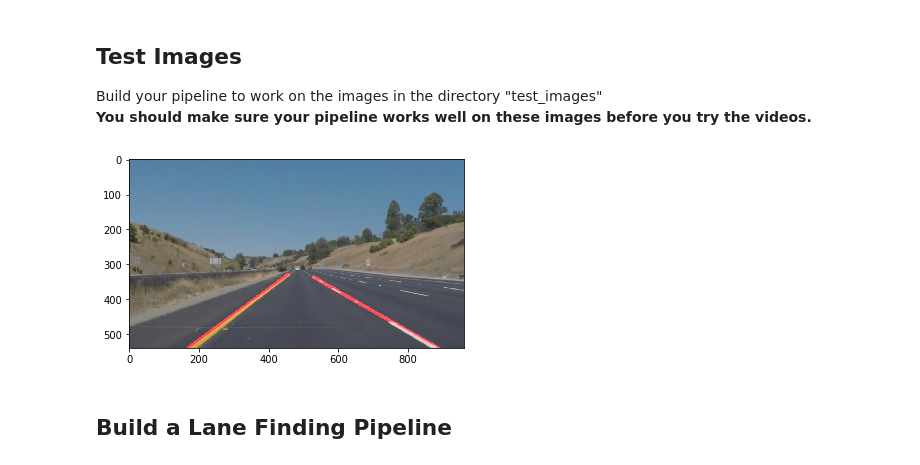
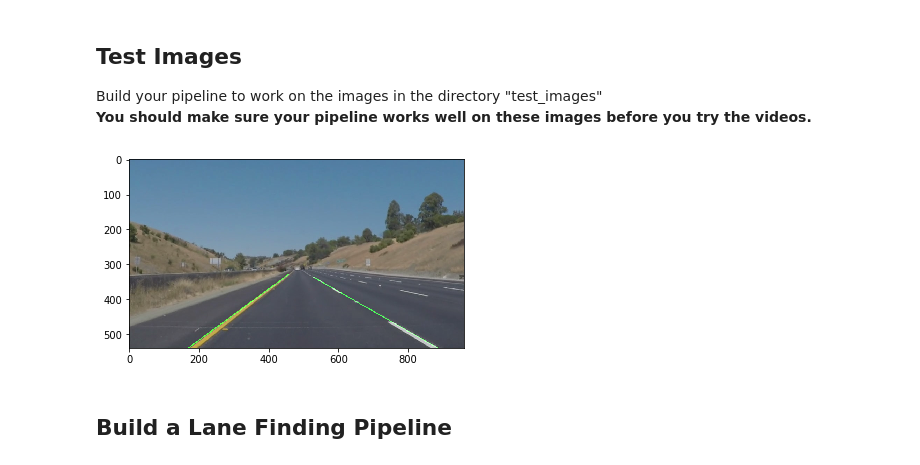
Before and after one commit to mattsplats/CarND-LaneLines-P1, a Jupyter notebook: P1.ipynb, the cells around one changed output. Drawn from its saved outputs; the diff is of its cells as text; code cells hidden in the pictures.

Commit message:
refactor, challenge images

```diff
--- a/P1.ipynb
+++ b/P1.ipynb
@@ -233,7 +241,7 @@ Build your pipeline to work on the images in the directory "test_images"
 # %%
 # TODO: Build your pipeline that will draw lane lines on the test_images
 # then save them to the test_images directory.
-def find_lines(image, debug):
+def find_lines(image, videoMode):
     # Grayscale the image
     gray = grayscale(image, True)  # True for BGR mode (cv2.imread instead of plt)
 
@@ -247,12 +255,12 @@ def find_lines(image, debug):
     edges = canny(blur_gray, low_threshold, high_threshold)
 
     # Next we'll create a masked edges image using cv2.fillPoly()
-    imshape = image.shape
+    yMax, xMax = image.shape[0], image.shape[1]
     vertices = np.array([[
-        (0 + (imshape[1] / 10),                imshape[0]),           # lower left
-        ((imshape[1] / 2) - (imshape[1] / 10), (imshape[0] * 0.60)),  # upper left
-        ((imshape[1] / 2) + (imshape[1] / 10), (imshape[0] * 0.60)),  # upper right
-        (imshape[1] - (imshape[1] / 10),       imshape[0])            # lower right
+        (0 + (xMax / 10),          yMax),         # lower left
+        ((xMax / 2) - (xMax / 10), yMax * 0.60),  # upper left
+        ((xMax / 2) + (xMax / 10), yMax * 0.60),  # upper right
+        (xMax - (xMax / 10),       yMax)          # lower right
     ]], dtype=np.int32)
     masked_image = region_of_interest(edges, vertices)
 
@@ -263,13 +271,22 @@ def find_lines(image, debug):
     min_line_length = 30  # minimum number of pixels making up a line
     max_line_gap = 100    # maximum gap in pixels between connectable line segments
 
-    # Run Hough on edge detected image and draw detected lines
-    line_image = hough_lines(masked_image, rho, theta, threshold, min_line_length, max_line_gap, debug)
+    # Run Hough on edge detected image
+    line_image, lines = hough_lines(masked_image, rho, theta, threshold, min_line_length, max_line_gap)
 
-    # Draw the lines on the edge image
+    # Define line drawing parameters
+    min_allowed_slope = 0.5
+    allLines = True
+    main_color,     std_color     = [0, 255, 0] if allLines else [255, 0, 0], [255, 0, 0]
+    main_thickness, std_thickness = 2, 2
+
+    # Draw detected lines
+    draw_lines(line_image, lines, min_allowed_slope, main_color, std_color, main_thickness, std_thickness, videoMode, allLines)
+
+    # Draw the lines on the edge image (make the composite image)
     final_image = weighted_img(line_image, image, 0.8, 1, 0)
 
-    if debug:
+    if not videoMode:
         # Save final image to output_images
         # mpimg.imsave('output_images/' + filename, final_image)
         cv2.imwrite('output_images/' + filename, final_image)
@@ -281,11 +298,13 @@ def find_lines(image, debug):
 # %%
 import os
 
-file_list = os.listdir("test_images/")
+test_dir  = "test_images/"
+file_list = os.listdir(test_dir)
+
 for filename in file_list:
-    find_lines(cv2.imread('test_images/' + filename), True)
+    find_lines(cv2.imread(test_dir + filename), False)  # False for image-only mode (no video)
 # %% [output]
-[figure, old version]
+[figure, new version]
 # %% [markdown]
 ## Build a Lane Finding Pipeline
 # %% [markdown]
```
Also changed, not shown: parts of 2 cells of this notebook, 12 other files.
